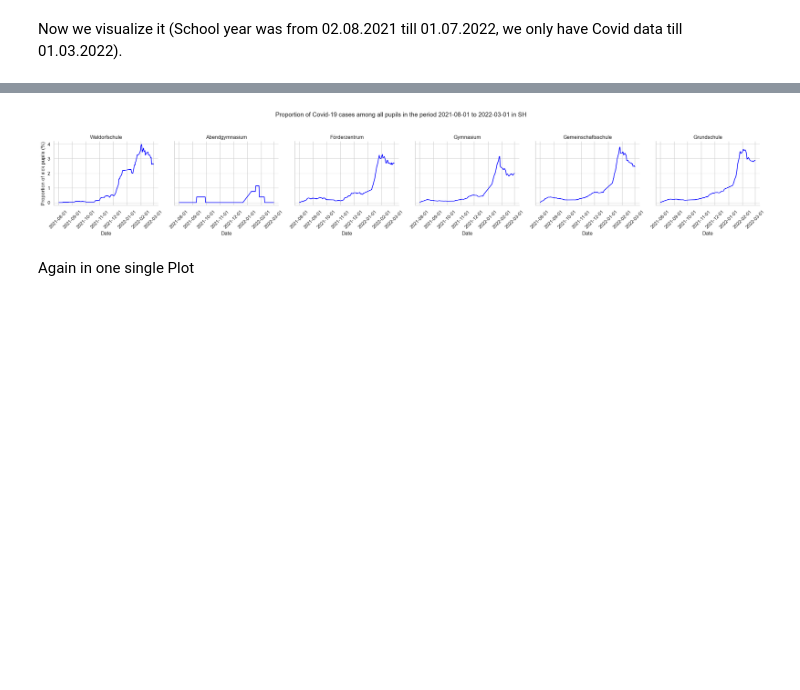
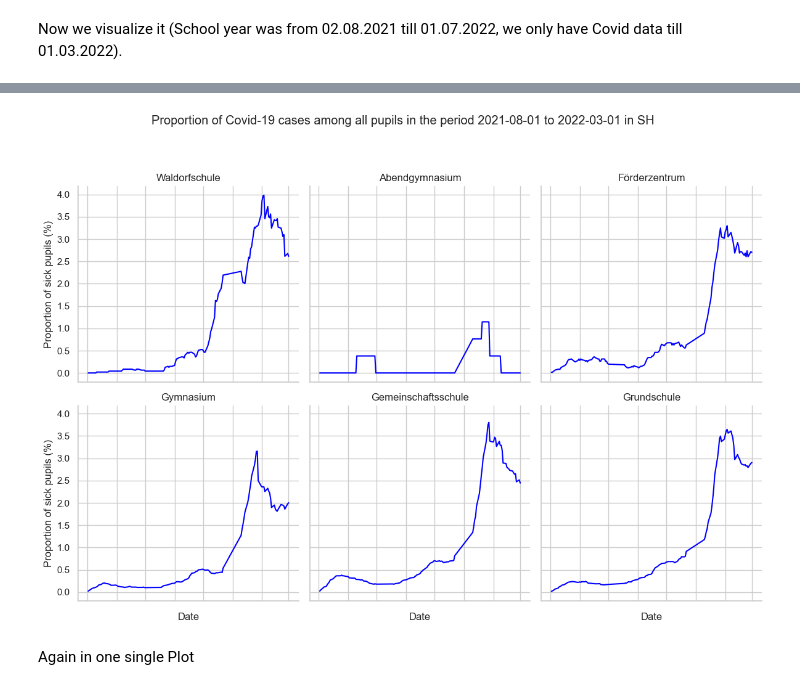
Before and after one commit to JanBaumgart/Jan_MADE, a Jupyter notebook: project/data_exploration.ipynb, the cells around one changed output, grey strips where cells are left out. Cells and saved outputs as stored; diff of their text form; code cells hidden in the pictures; blank space fills up the shorter version.

```diff
--- a/project/data_exploration.ipynb
+++ b/project/data_exploration.ipynb
@@ -280,20 +286,20 @@ plt.show()
 # %%
 # Erstellung des Zeitstrahls für jeden Schultypen
-plot = seab.FacetGrid(merged_df2_3, col='Schulart', col_wrap=6, height=4)
+plot = seab.FacetGrid(merged_df2_3, col='Schulart', col_wrap=3, height=4)
 seab.set(style='whitegrid')
 plot.map_dataframe(seab.lineplot, x='Datum', y='Kranke Schüler (%)', color='blue')
 plot.set_axis_labels('Date', 'Proportion of sick pupils (%)')
 plot.set_titles(col_template="{col_name}")
 plot.set_xticklabels(rotation=45)
 
 # Überschrift hinzufügen
 plt.suptitle('Proportion of Covid-19 cases among all pupils in the period 2021-08-01 to 2022-03-01 in SH', y=1.05)
 
 
 plt.tight_layout()
 plt.show()
 # %% [output]
-[figure, old version]
+[figure, new version]
 # %% [markdown]
 Again in one single Plot
 # %%
```
Also changed, not shown: parts of 10 cells of this notebook, 1 other file.
